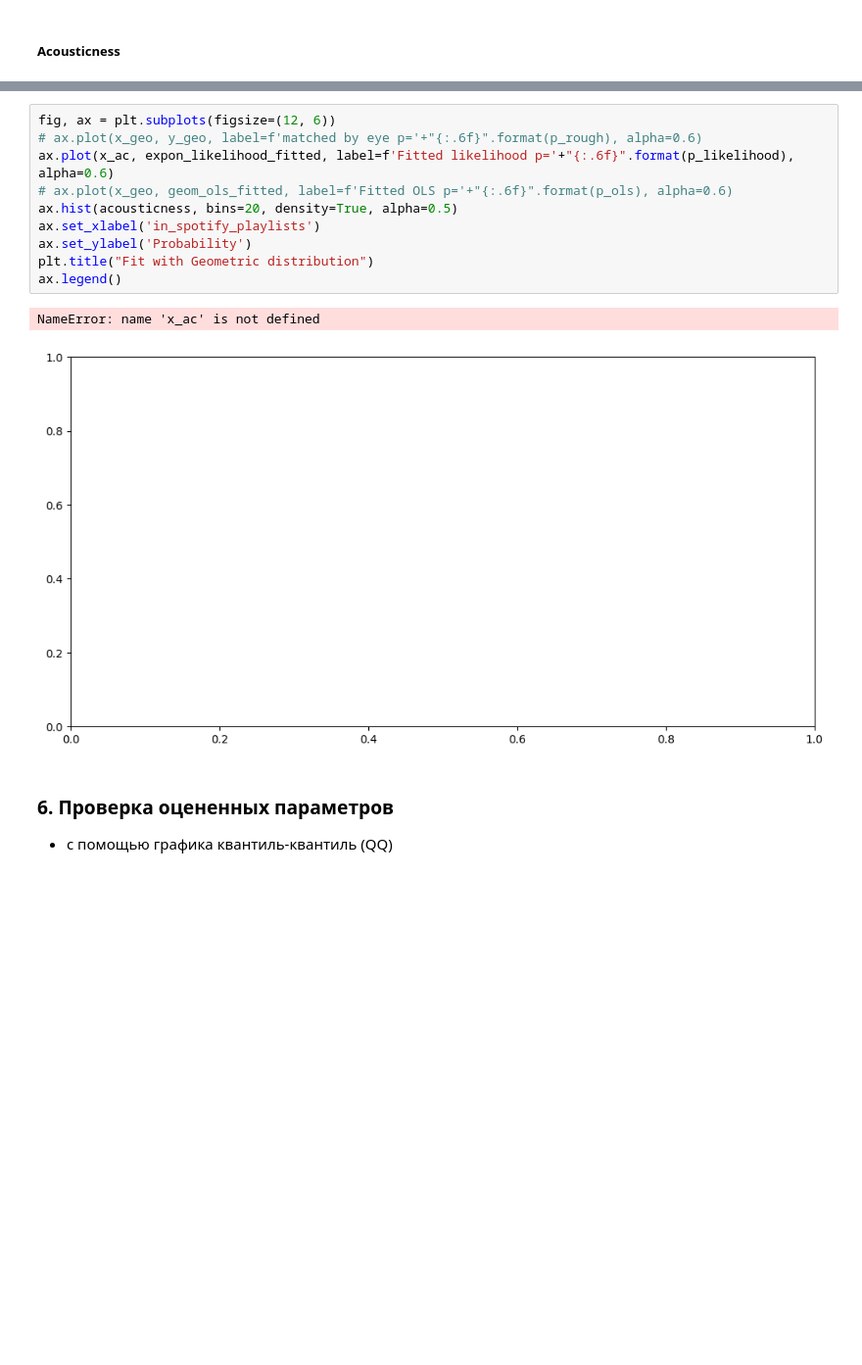
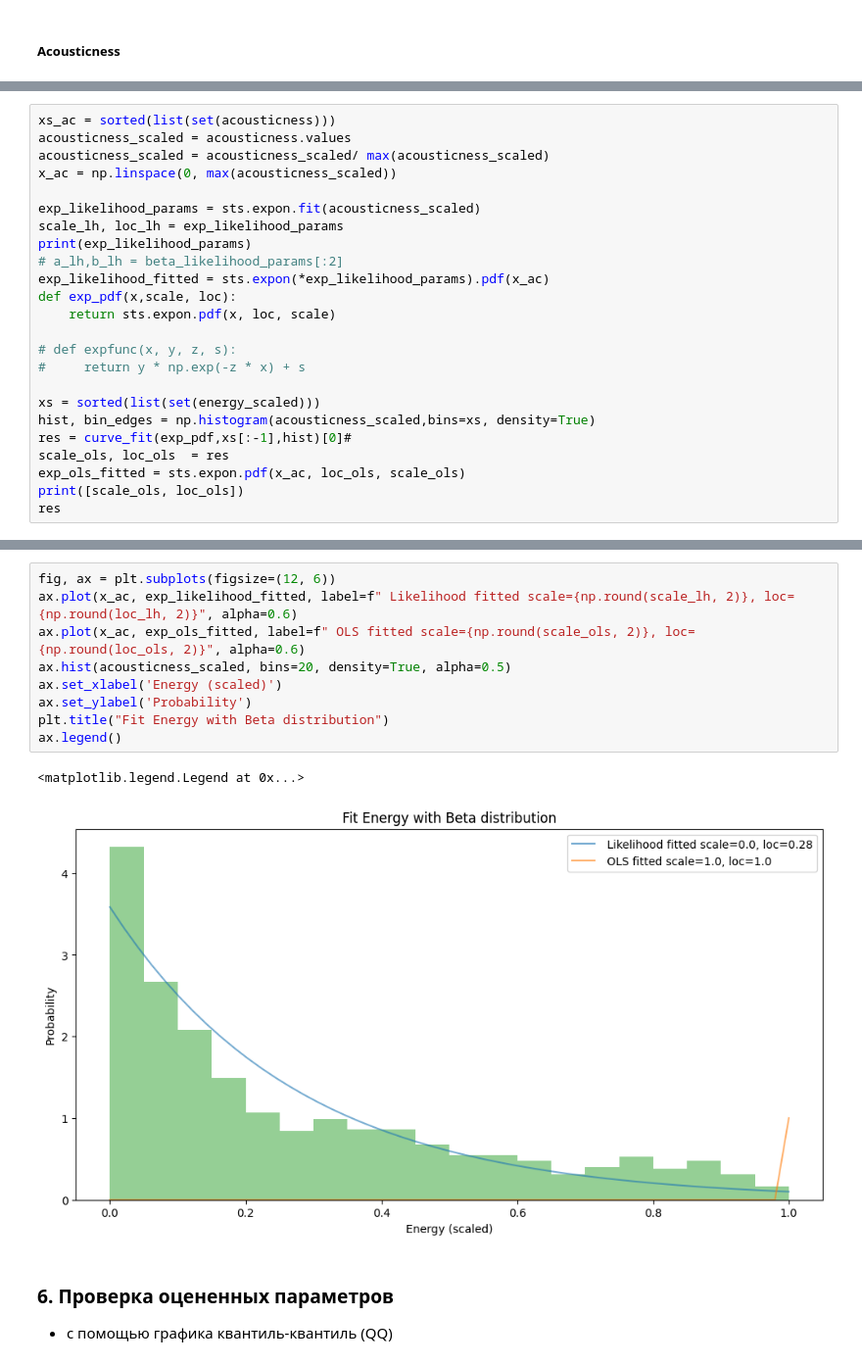
Before and after one commit to SergeyPishchulov/MOMO, a Jupyter notebook: lab3/лаба3.ipynb, the cells around one changed output, grey strips where cells are left out. Shown at 98% size. Cells and saved outputs as stored; diff of their text form; blank space fills up the shorter version.

```diff
--- a/lab3/лаба3.ipynb
+++ b/lab3/лаба3.ipynb
@@ -420,0 +407,24 @@ Text(0.5, 0.98, 'Energy Beta distribution OLS fitted a=4.52, b=2.31')
+# %%
+xs_ac = sorted(list(set(acousticness)))
+acousticness_scaled = acousticness.values
+acousticness_scaled = acousticness_scaled/ max(acousticness_scaled)
+x_ac = np.linspace(0, max(acousticness_scaled))
+
+exp_likelihood_params = sts.expon.fit(acousticness_scaled)
+scale_lh, loc_lh = exp_likelihood_params
+print(exp_likelihood_params)
+# a_lh,b_lh = beta_likelihood_params[:2]
+exp_likelihood_fitted = sts.expon(*exp_likelihood_params).pdf(x_ac)
+def exp_pdf(x,scale, loc):
+    return sts.expon.pdf(x, loc, scale)
+
+# def expfunc(x, y, z, s):
+#     return y * np.exp(-z * x) + s
+
+xs = sorted(list(set(energy_scaled)))
+hist, bin_edges = np.histogram(acousticness_scaled,bins=xs, density=True)
+res = curve_fit(exp_pdf,xs[:-1],hist)[0]#
+scale_ols, loc_ols  = res
+exp_ols_fitted = sts.expon.pdf(x_ac, loc_ols, scale_ols)
+print([scale_ols, loc_ols])
+res
@@ -421,16 +439,15 @@ Text(0.5, 0.98, 'Energy Beta distribution OLS fitted a=4.52, b=2.31')
 # %%
 fig, ax = plt.subplots(figsize=(12, 6))
-# ax.plot(x_geo, y_geo, label=f'matched by eye p='+"{:.6f}".format(p_rough), alpha=0.6)
-ax.plot(x_ac, expon_likelihood_fitted, label=f'Fitted likelihood p='+"{:.6f}".format(p_likelihood), alpha=0.6)
-# ax.plot(x_geo, geom_ols_fitted, label=f'Fitted OLS p='+"{:.6f}".format(p_ols), alpha=0.6)
-ax.hist(acousticness, bins=20, density=True, alpha=0.5)
-ax.set_xlabel('in_spotify_playlists')
+ax.plot(x_ac, exp_likelihood_fitted, label=f" Likelihood fitted scale={np.round(scale_lh, 2)}, loc={np.round(loc_lh, 2)}", alpha=0.6)
+ax.plot(x_ac, exp_ols_fitted, label=f" OLS fitted scale={np.round(scale_ols, 2)}, loc={np.round(loc_ols, 2)}", alpha=0.6)
+ax.hist(acousticness_scaled, bins=20, density=True, alpha=0.5)
+ax.set_xlabel('Energy (scaled)')
 ax.set_ylabel('Probability')
-plt.title("Fit with Geometric distribution")
+plt.title("Fit Energy with Beta distribution")
 ax.legend()
 # %% [output]
-NameError: name 'x_ac' is not defined
+<matplotlib.legend.Legend at 0x...>
-[figure, old version]
+[figure, new version]
 # %% [markdown]
 ### 6. Проверка оцененных параметров
 - с помощью графика квантиль-квантиль (QQ)
```
Also changed, not shown: parts of 5 cells of this notebook.
